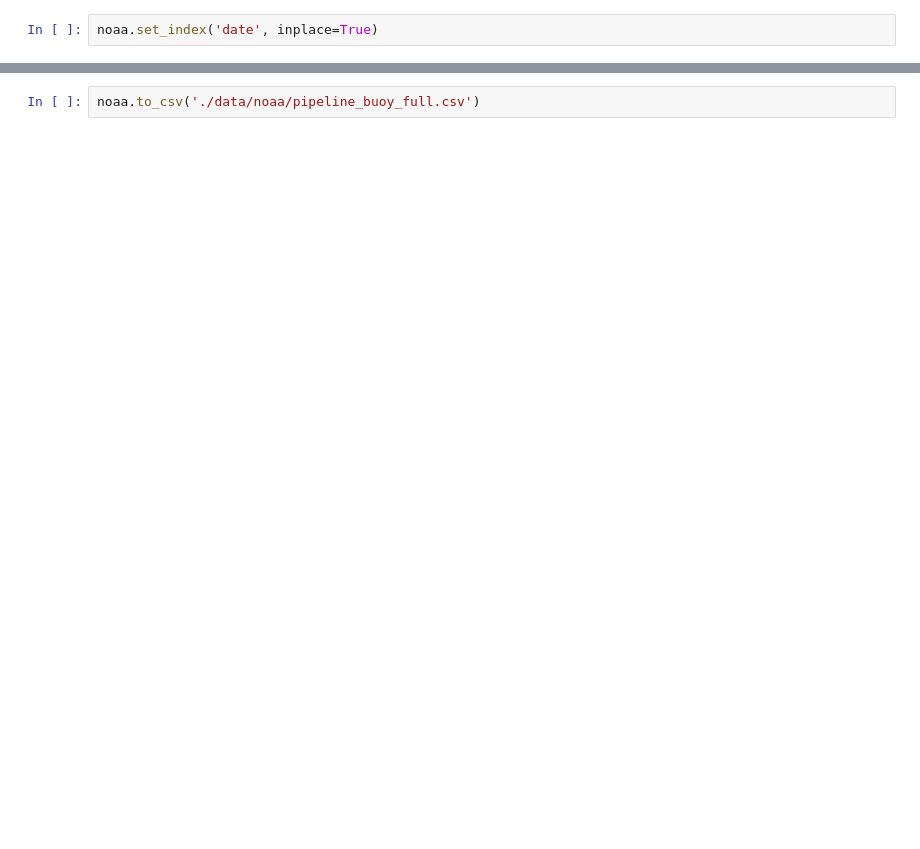
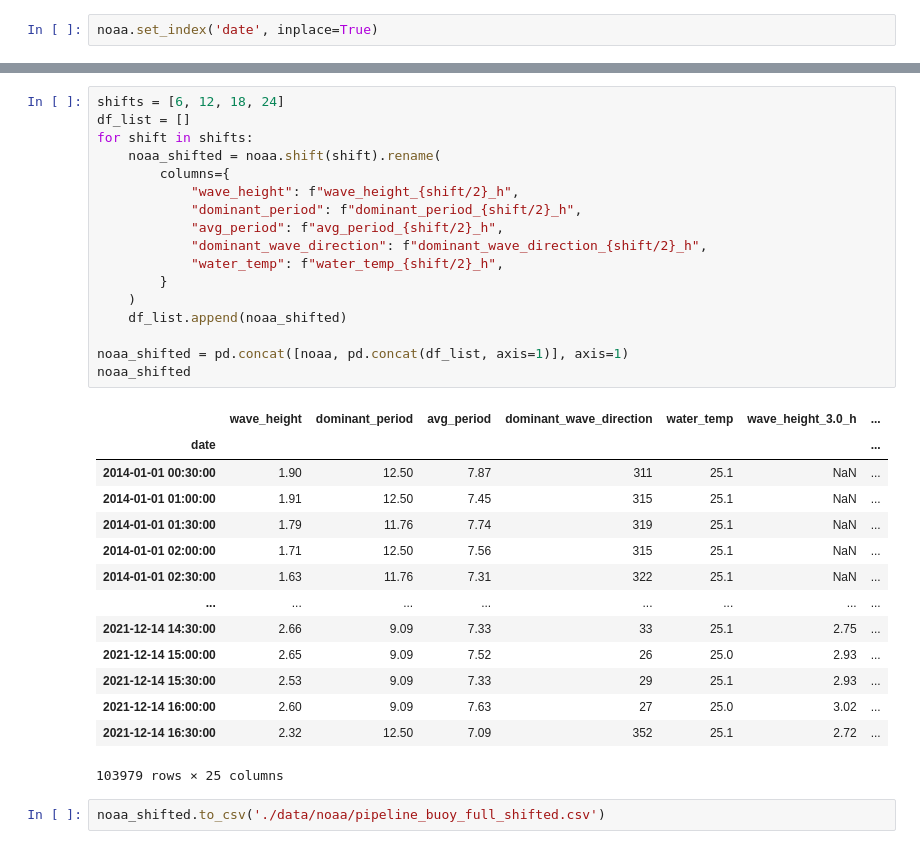
Before and after one commit to pezpet/capstone, a Jupyter notebook: noaa.ipynb, the cells around one changed output, grey strips where cells are left out. Drawn from its saved outputs; the diff is of its cells as text; blank space fills up the shorter version.

```diff
--- a/noaa.ipynb
+++ b/noaa.ipynb
@@ -258,2 +289,34 @@ noaa
+# %%
+shifts = [6, 12, 18, 24]
+df_list = []
+for shift in shifts:
+    noaa_shifted = noaa.shift(shift).rename(
+        columns={
+            "wave_height": f"wave_height_{shift/2}_h",
+            "dominant_period": f"dominant_period_{shift/2}_h",
+            "avg_period": f"avg_period_{shift/2}_h",
+            "dominant_wave_direction": f"dominant_wave_direction_{shift/2}_h",
+            "water_temp": f"water_temp_{shift/2}_h",
+        }
+    )
+    df_list.append(noaa_shifted)
+
+noaa_shifted = pd.concat([noaa, pd.concat(df_list, axis=1)], axis=1)
+noaa_shifted
+# %% [output]
+|  | wave_height | dominant_period | avg_period | dominant_wave_direction | water_temp | wave_height_3.0_h | ... |
+| date |  |  |  |  |  |  | ... |
+| 2014-01-01 00:30:00 | 1.90 | 12.50 | 7.87 | 311 | 25.1 | NaN | ... |
+| 2014-01-01 01:00:00 | 1.91 | 12.50 | 7.45 | 315 | 25.1 | NaN | ... |
+| 2014-01-01 01:30:00 | 1.79 | 11.76 | 7.74 | 319 | 25.1 | NaN | ... |
+| 2014-01-01 02:00:00 | 1.71 | 12.50 | 7.56 | 315 | 25.1 | NaN | ... |
+| 2014-01-01 02:30:00 | 1.63 | 11.76 | 7.31 | 322 | 25.1 | NaN | ... |
+| ... | ... | ... | ... | ... | ... | ... | ... |
+| 2021-12-14 14:30:00 | 2.66 | 9.09 | 7.33 | 33 | 25.1 | 2.75 | ... |
+| 2021-12-14 15:00:00 | 2.65 | 9.09 | 7.52 | 26 | 25.0 | 2.93 | ... |
+| 2021-12-14 15:30:00 | 2.53 | 9.09 | 7.33 | 29 | 25.1 | 2.93 | ... |
+| 2021-12-14 16:00:00 | 2.60 | 9.09 | 7.63 | 27 | 25.0 | 3.02 | ... |
+| 2021-12-14 16:30:00 | 2.32 | 12.50 | 7.09 | 352 | 25.1 | 2.72 | ... |
+103979 rows × 25 columns
 # %%
-noaa.to_csv('./data/noaa/pipeline_buoy_full.csv')
+noaa_shifted.to_csv('./data/noaa/pipeline_buoy_full_shifted.csv')
```
Also changed, not shown: parts of 12 cells of this notebook, 6 other files.
